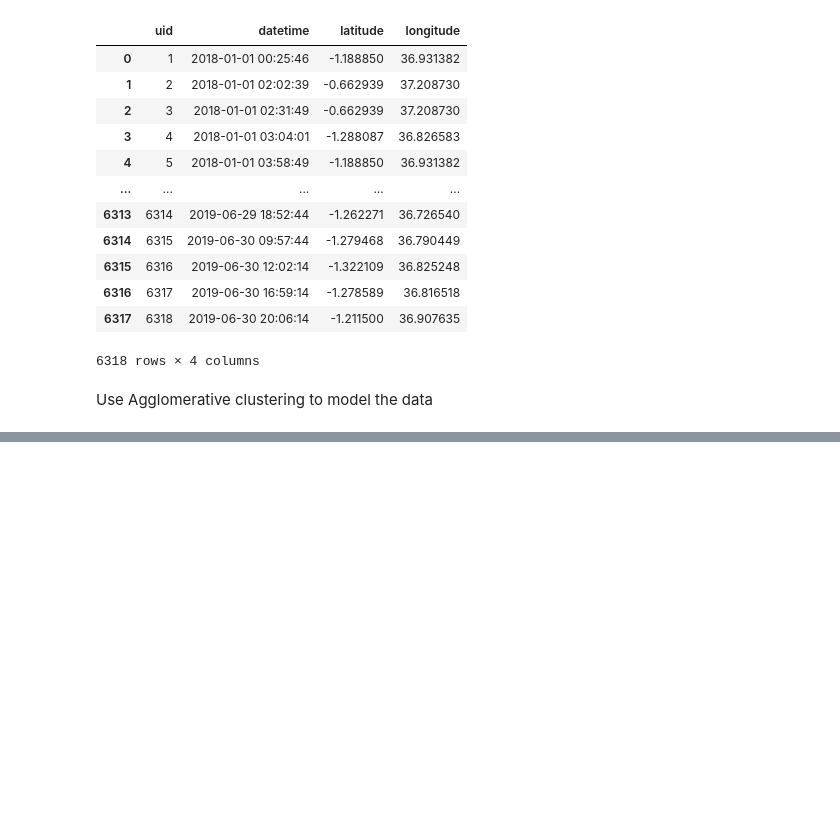
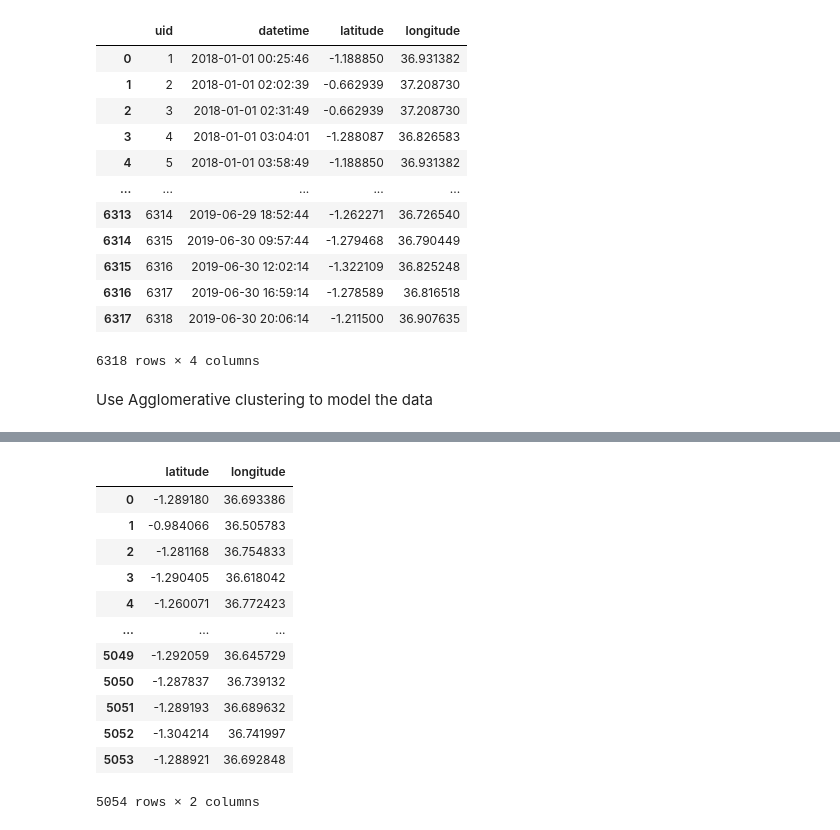
Before and after one commit to Roy-de/NaiRERS, a Jupyter notebook: nairers-ml/ambulance perambulation.ipynb, the cells around one changed output, grey strips where cells are left out. Cells and saved outputs as stored; diff of their text form; code cells hidden in the pictures; blank space fills up the shorter version.

```diff
--- a/nairers-ml/ambulance perambulation.ipynb
+++ b/nairers-ml/ambulance perambulation.ipynb
@@ -195,0 +203,17 @@ array([[-1.2539814, 36.81658  ],
+# %%
+features_df = pd.DataFrame(features.astype(np.float64),columns=['latitude','longitude'])
+features_df
+# %% [output]
+|  | latitude | longitude |
+| 0 | -1.289180 | 36.693386 |
+| 1 | -0.984066 | 36.505783 |
+| 2 | -1.281168 | 36.754833 |
+| 3 | -1.290405 | 36.618042 |
+| 4 | -1.260071 | 36.772423 |
+| ... | ... | ... |
+| 5049 | -1.292059 | 36.645729 |
+| 5050 | -1.287837 | 36.739132 |
+| 5051 | -1.289193 | 36.689632 |
+| 5052 | -1.304214 | 36.741997 |
+| 5053 | -1.288921 | 36.692848 |
+5054 rows × 2 columns
```
Also changed, not shown: parts of 18 cells of this notebook, 15 other files.
